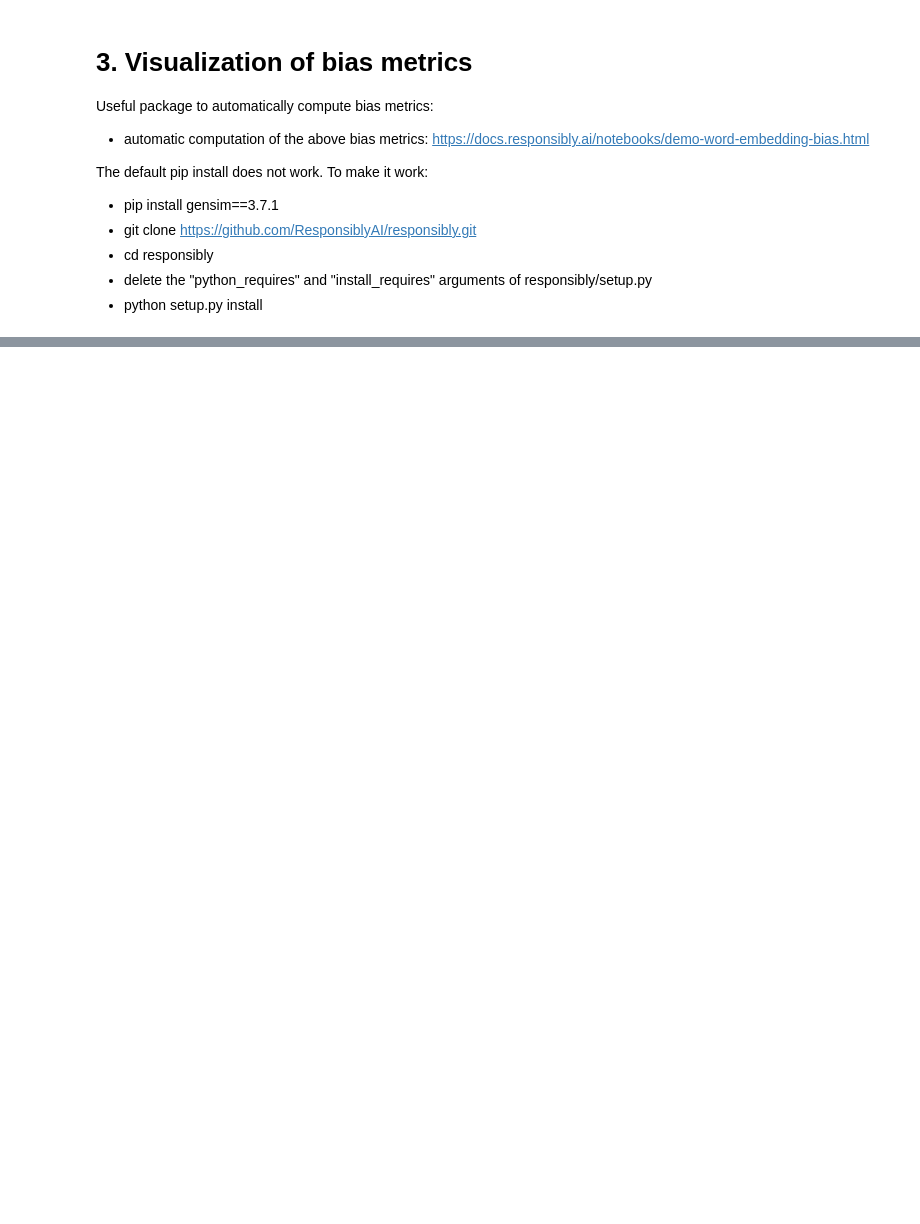
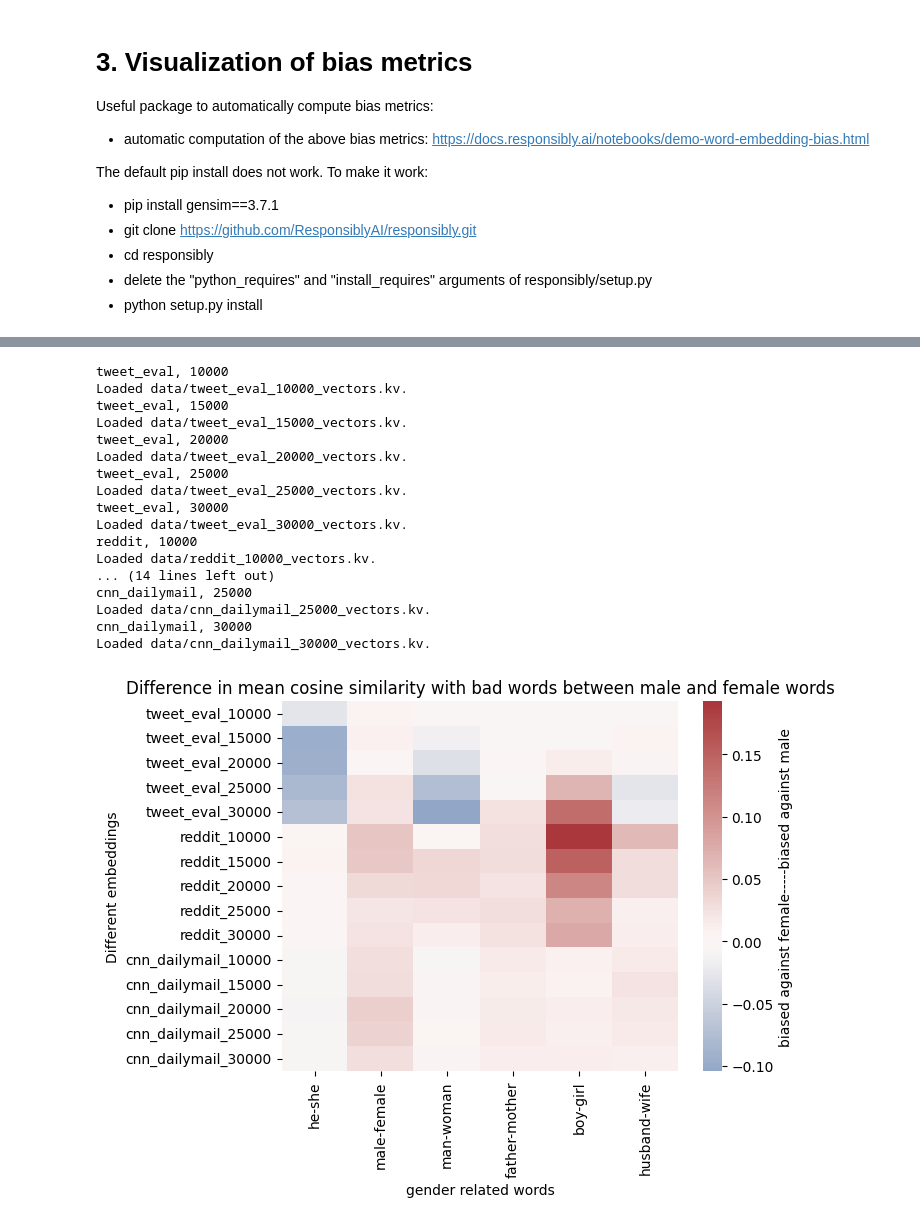
Before and after one commit to CindyLi-Ayi/AC221-Final-Project-Embedding-Bias, a Jupyter notebook: word2vec_training.ipynb, the cells around one changed output, grey strips where cells are left out. Cells and saved outputs as stored; diff of their text form; code cells hidden in the pictures; blank space fills up the shorter version.

```diff
--- a/word2vec_training.ipynb
+++ b/word2vec_training.ipynb
@@ -400,0 +424,40 @@ calc_all_weat(model.wv, filter_by='model', with_original_finding=True,
+# %%
+import matplotlib
+summary_mean_difference = {}
+matplotlib.rc_file_defaults()
+cmap = sns.color_palette("vlag", as_cmap=True)
+
+for d in datasets:
+    for s in sizes:
+        print(f"{d}, {s}")
+        EMBEDDINGS_FILE = f'data/{d}_{s}_vectors.kv' # file directory of local embeddings file
+        word_vectors = KeyedVectors.load(EMBEDDINGS_FILE)
+        print(f"Loaded {EMBEDDINGS_FILE}.")
+        v = calculate_cos_with_badwords(word_vectors)
+        summary_mean_difference[f"{d}_{s}"] = {i:np.nanmean(j[0])-np.nanmean(j[1]) for i,j in v.items()}
+
+df = pd.DataFrame.from_dict(summary_mean_difference, orient='index')
+sns.heatmap(df, cmap=cmap, center=0, cbar_kws={'label': 'biased against female-----biased against male'})
+plt.xlabel('gender related words')
+plt.ylabel('Different embeddings')
+plt.title('Difference in mean cosine similarity with bad words between male and female words')
+plt.show()
+# %% [output]
+tweet_eval, 10000
+Loaded data/tweet_eval_10000_vectors.kv.
+tweet_eval, 15000
+Loaded data/tweet_eval_15000_vectors.kv.
+tweet_eval, 20000
+Loaded data/tweet_eval_20000_vectors.kv.
+tweet_eval, 25000
+Loaded data/tweet_eval_25000_vectors.kv.
+tweet_eval, 30000
+Loaded data/tweet_eval_30000_vectors.kv.
+reddit, 10000
+Loaded data/reddit_10000_vectors.kv.
+... (14 lines left out)
+cnn_dailymail, 25000
+Loaded data/cnn_dailymail_25000_vectors.kv.
+cnn_dailymail, 30000
+Loaded data/cnn_dailymail_30000_vectors.kv.
+[figure, added]
```
Also changed, not shown: parts of 28 cells of this notebook.
